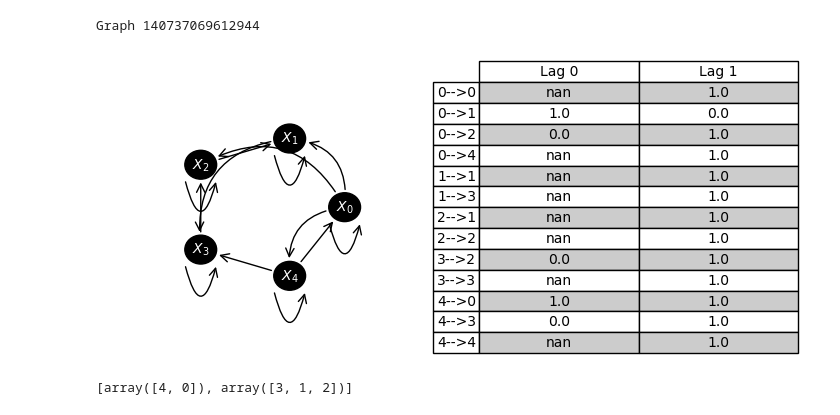
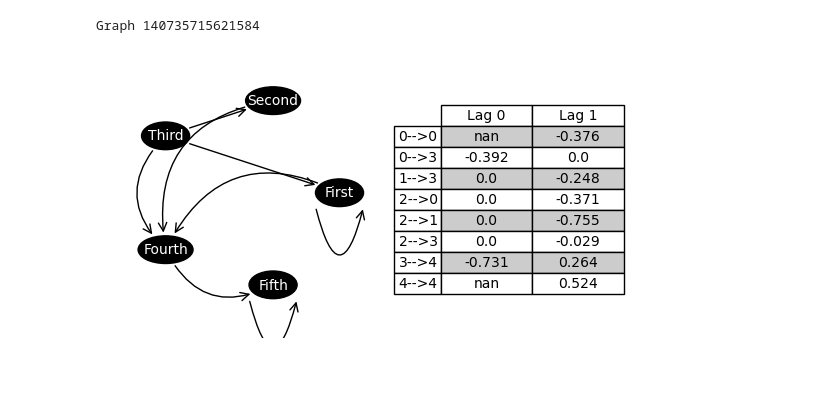
Before and after one commit to rebeccaherman1/UUMCdata, a Jupyter notebook: example.ipynb, the cells around one changed output. Saved outputs shown, nothing was run; the diff lists cells and outputs as text; code cells hidden in the pictures; blank space fills up the shorter version.

```diff
--- a/example.ipynb
+++ b/example.ipynb
@@ -2,0 +1211,3 @@ from UnitlessDataGeneration import Graph, TimeSeries
+# %%
+G = tsGraph(3,1,init_type='random', p=.5)
+G
@@ -3,10 +1290,6 @@ from UnitlessDataGeneration import Graph, TimeSeries
 # %%
-G = Graph(5,1,init_type='random')
+G = Graph(5,1,init_type='specified', init=G.A, noise=G.s2, labels=['First', 'Second', 'Third', 'Fourth', 'Fifth'], topo_order=G.topo_order)
 G
 # %% [output]
-Graph 140737069612944
+Graph 140735715621584
-[figure, old version]
+[figure, new version]
-# %%
-G.components
-# %% [output]
-[array([4, 0]), array([3, 1, 2])]
```
Also changed, not shown: parts of 213 cells of this notebook, 1 other file.
